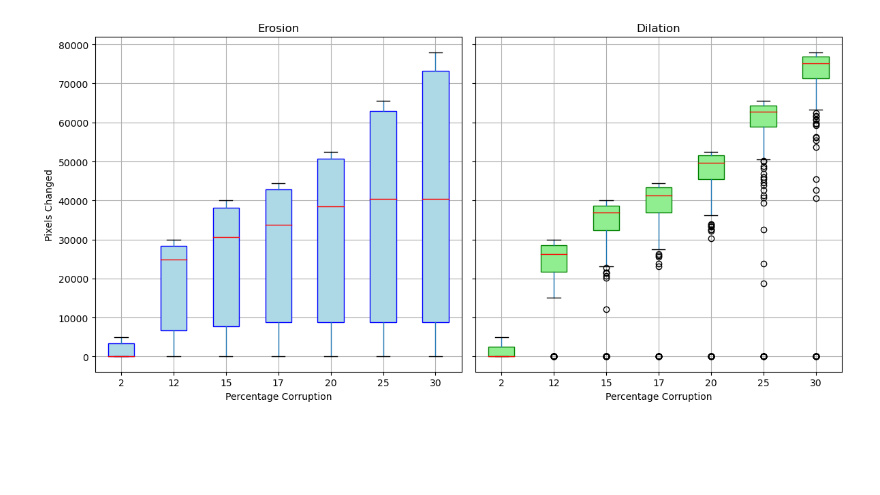
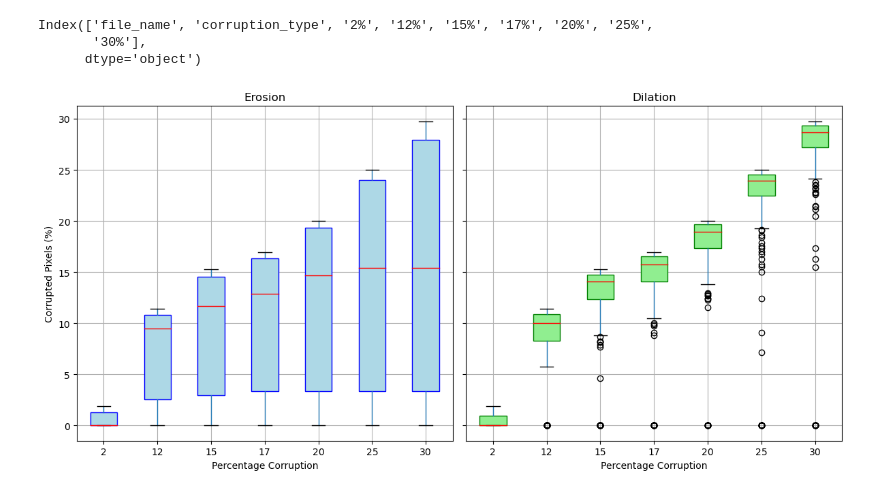
Before and after one commit to GVCL/IWSeg-SAR-Poison, a Jupyter notebook: BoxPlot.ipynb, the cells around one changed output. Saved outputs shown, nothing was run; the diff lists cells and outputs as text; code cells hidden in the pictures; blank space fills up the shorter version.

Commit message:
New Visualisation code added

```diff
--- a/BoxPlot.ipynb
+++ b/BoxPlot.ipynb
@@ -69,55 +51,67 @@ print(df)
 # %%
 # Assuming the DataFrame 'df' has already been created with sorted percentage columns
 # Filter the DataFrame for 'Erosion' and 'Dilation' corruption types
-# df = pd.read_csv("./Corruption_pixels_data/Corruptions.csv")
-# print(df.columns)
+df = pd.read_csv("./Corruption_pixels_data/Corruptions.csv")
+print(df.columns)
 
-melted_erosion_df = df[df['corruption_type'] == 'Erosion'].melt(id_vars=['file_name', 'corruption_type'],
-                                                               value_vars=df.columns[2:],
-                                                               var_name='percentage',
-                                                               value_name='pixels_changed')
+# Filter for 'Erosion' and 'Dilation' and melt the data
+melted_erosion_df = df[df['corruption_type'] == 'Erosion'].melt(
+    id_vars=['file_name', 'corruption_type'],
+    value_vars=df.columns[2:],
+    var_name='percentage',
+    value_name='pixels_changed'
+)
 
-melted_dilation_df = df[df['corruption_type'] == 'Dilation'].melt(id_vars=['file_name', 'corruption_type'],
-                                                                  value_vars=df.columns[2:],
-                                                                  var_name='percentage',
-                                                                  value_name='pixels_changed')
+melted_dilation_df = df[df['corruption_type'] == 'Dilation'].melt(
+    id_vars=['file_name', 'corruption_type'],
+    value_vars=df.columns[2:],
+    var_name='percentage',
+    value_name='pixels_changed'
+)
 
+# Convert percentage columns to integer values and sort them
 melted_erosion_df['percentage'] = melted_erosion_df['percentage'].str.rstrip('%').astype(int)
 melted_erosion_df = melted_erosion_df.sort_values(by='percentage')
-
 melted_dilation_df['percentage'] = melted_dilation_df['percentage'].str.rstrip('%').astype(int)
 melted_dilation_df = melted_dilation_df.sort_values(by='percentage')
 
+# Calculate percentage of corrupted pixels
+image_size = 512 * 512
+melted_erosion_df['pixels_percentage'] = (melted_erosion_df['pixels_changed'] / image_size) * 100
+melted_dilation_df['pixels_percentage'] = (melted_dilation_df['pixels_changed'] / image_size) * 100
 
 # Create subplots for the boxplots
 fig, axs = plt.subplots(1, 2, figsize=(12, 6), sharey=True)
 
 # Colors for filled boxplots
 fill_color_erosion = 'lightblue'
 fill_color_dilation = 'lightgreen'
 
-# Boxplot for Erosion
-boxprops = dict(facecolor=fill_color_erosion, color='blue')  # Filled with color and borders
-medianprops = dict(color='red', linewidth=1)  # Red median line
-melted_erosion_df.boxplot(column='pixels_changed', by='percentage', ax=axs[0],
+# Boxplot for Erosion using percentage
+boxprops = dict(facecolor=fill_color_erosion, color='blue')
+medianprops = dict(color='red', linewidth=1)
+melted_erosion_df.boxplot(column='pixels_percentage', by='percentage', ax=axs[0],
                           boxprops=boxprops, medianprops=medianprops, patch_artist=True)
 axs[0].set_title('Erosion')
 axs[0].set_xlabel('Percentage Corruption')
-axs[0].set_ylabel('Pixels Changed')
+axs[0].set_ylabel('Corrupted Pixels (%)')
 
-# Boxplot for Dilation with red median lines
-boxprops = dict(facecolor=fill_color_dilation, color='green')  # Filled with color and borders
-melted_dilation_df.boxplot(column='pixels_changed', by='percentage', ax=axs[1],
+# Boxplot for Dilation using percentage
+boxprops = dict(facecolor=fill_color_dilation, color='green')
+melted_dilation_df.boxplot(column='pixels_percentage', by='percentage', ax=axs[1],
                            boxprops=boxprops, medianprops=medianprops, patch_artist=True)
 axs[1].set_title('Dilation')
 axs[1].set_xlabel('Percentage Corruption')
 
 # Adjust layout and save the figure
-plt.suptitle('')  # Suppress the automatic 'Boxplot grouped by' title
+plt.suptitle('')
 plt.tight_layout()
-plt.savefig('./Corruption_pixels_data/corruption_boxplots_filled_with_red_medians.png')
+plt.savefig('./Corruption_pixels_data/corruption_boxplots_filled_with_red_medians_percentage.png')
 
-# Display the plot (optional)
+# Display the plot
 plt.show()
 # %% [output]
+Index(['file_name', 'corruption_type', '2%', '12%', '15%', '17%', '20%', '25%',
+       '30%'],
+      dtype='object')
-[figure, old version]
+[figure, new version]
```
Also changed, not shown: parts of 2 cells of this notebook, 4 other files.
